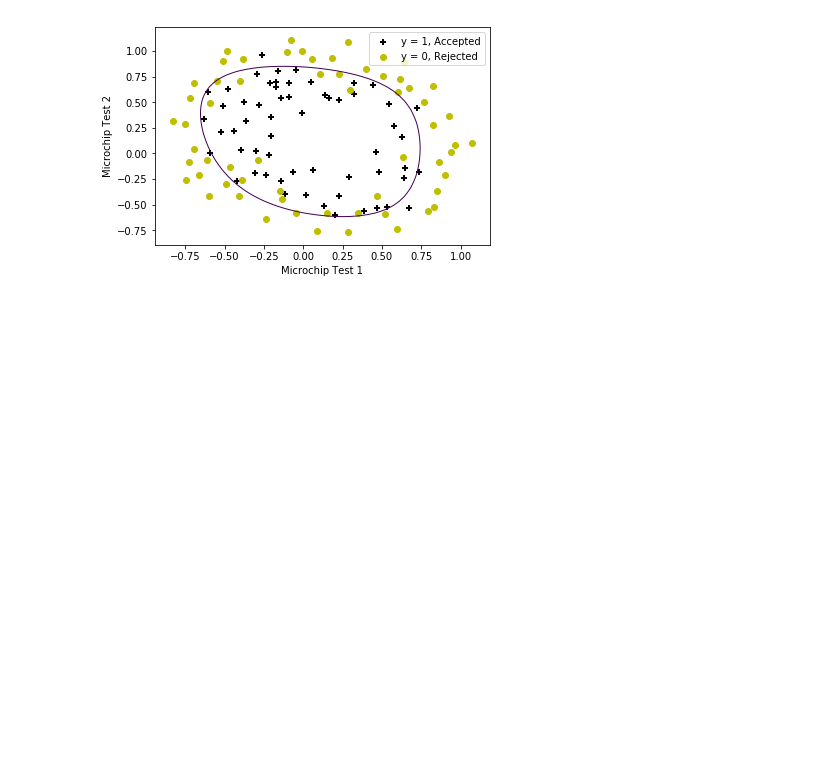
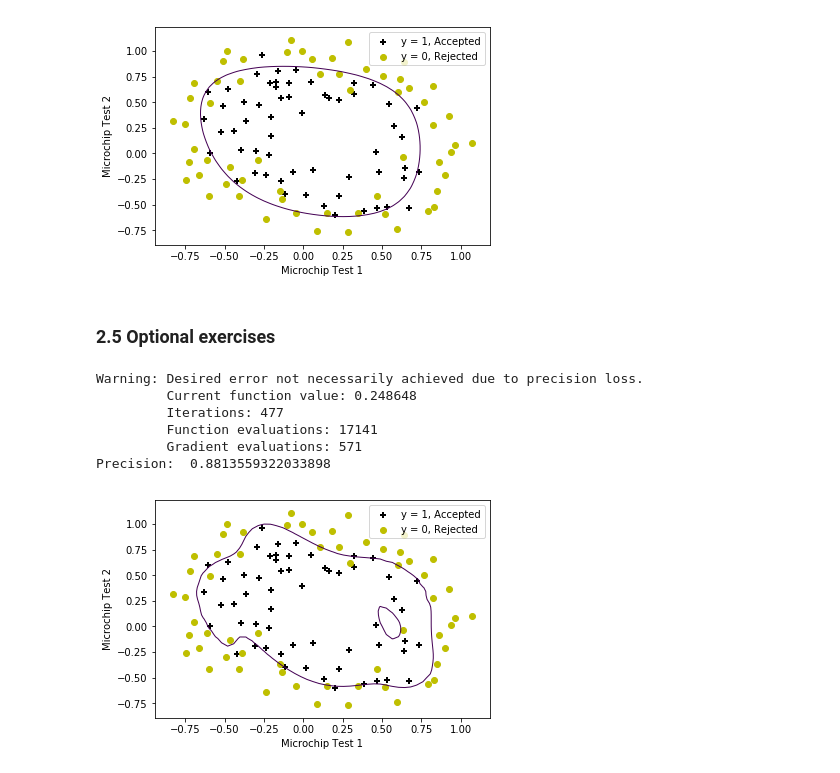
Before and after one commit to CNRio/Machine-Learning-Andrew-Ng, a Jupyter notebook: HW2 - Logistic Regression/ex2.ipynb, the cells around one changed output. Saved outputs shown, nothing was run; the diff lists cells and outputs as text; code cells hidden in the pictures; blank space fills up the shorter version.

```diff
--- a/HW2 - Logistic Regression/ex2.ipynb
+++ b/HW2 - Logistic Regression/ex2.ipynb
@@ -106,7 +106,7 @@ Optimization terminated successfully.
 # %%
 def predict(theta, X, threshold=0.5):
     p = sigmoid(X.dot(theta.T)) >= threshold
-    return (p.astepe('int'))
+    return (p.astype('int'))
 # %%
 sigmoid(np.array([1, 45, 85]).dot(res.x.T))
 # %% [output]
@@ -189,11 +189,11 @@ Optimization terminated successfully.
 # %% [markdown]
 ### 2.4 Plotting the decision boundary
 # %%
-def plot_decision_boundary_poly(theta, data, y):
+def plot_decision_boundary_poly(theta, data):
     x1_min, x1_max = data[:,0].min(), data[:,0].max(),
     x2_min, x2_max = data[:,1].min(), data[:,1].max(),
     xx1, xx2 = np.meshgrid(np.linspace(x1_min, x1_max), np.linspace(x2_min, x2_max))
-    h = sigmoid(poly.fit_transform(np.c_[xx1.ravel(), xx2.ravel()]).dot(res2.x))
+    h = sigmoid(poly.fit_transform(np.c_[xx1.ravel(), xx2.ravel()]).dot(theta))
     h = h.reshape(xx1.shape)
     plt.contour(xx1, xx2, h, [0.5], linewidths=1)
     plot_data(data, 'Microchip Test 1', 'Microchip Test 2', 'y = 1, Accepted', 'y = 0, Rejected', plt.gca())
@@ -202,2 +202,20 @@ plot_decision_boundary_poly(res2.x, data2, y)
 # %% [output]
 [figure]
+# %% [markdown]
+### 2.5 Optional exercises
+# %%
+def calculate_precision(theta, X, y):
+    return sum(predict(theta, X) == y.ravel())/len(y)
+# %%
+lamb=0
+res_low_lamb = minimize(cost_function_reg, theta, method='BFGS', args=(m_X,y,lamb), options={'disp': True})
+plot_decision_boundary_poly(res_low_lamb.x, data2)
+print('Precision: ', calculate_precision(res_low_lamb.x, m_X, y))
+# %% [output]
+Warning: Desired error not necessarily achieved due to precision loss.
+         Current function value: 0.248648
+         Iterations: 477
+         Function evaluations: 17141
+         Gradient evaluations: 571
+Precision:  0.8813559322033898
+[figure, added]
```
Also changed, not shown: parts of 3 cells of this notebook.
